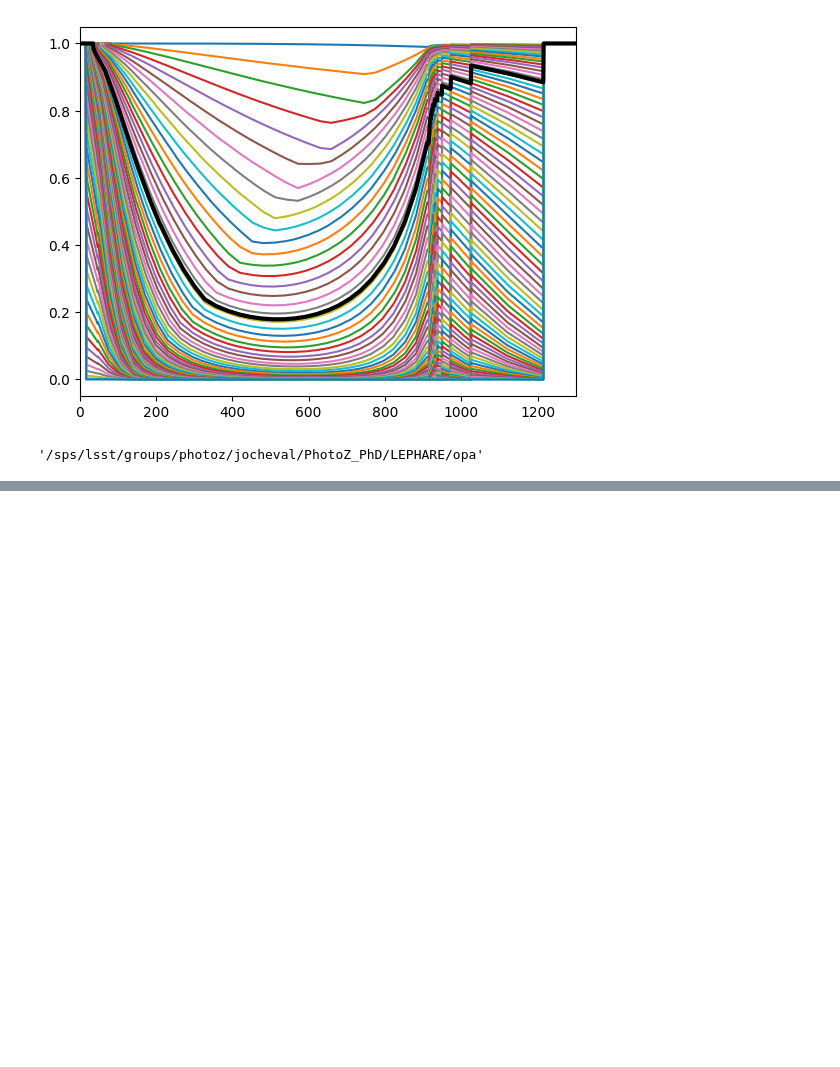
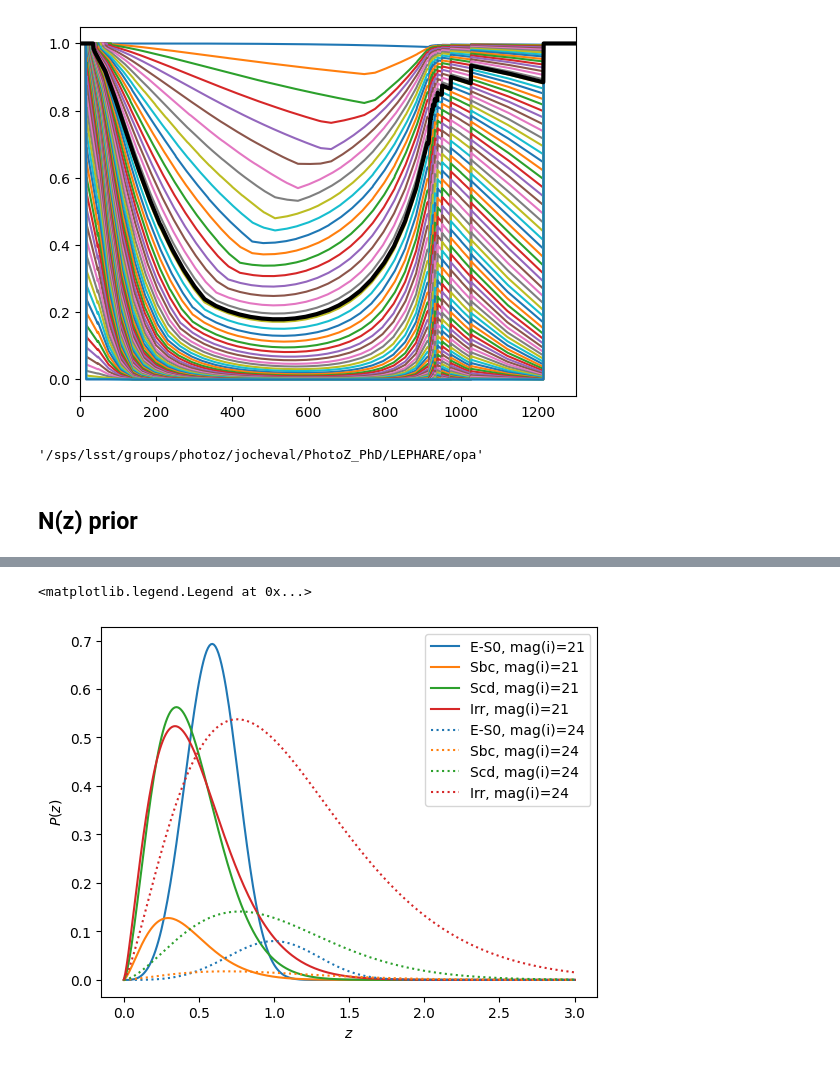
Before and after one commit to JospehCeh/EmuLP, a Jupyter notebook: Check_and_prepare_inputs.ipynb, the cells around one changed output, grey strips where cells are left out. Drawn from its saved outputs; the diff is of its cells as text; code cells hidden in the pictures; blank space fills up the shorter version.

```diff
--- a/Check_and_prepare_inputs.ipynb
+++ b/Check_and_prepare_inputs.ipynb
@@ -459,3 +464,19 @@ plt.xlim(0.0, 1300.)
 os.path.dirname(opa_file)
 # %% [output]
 '/sps/lsst/groups/photoz/jocheval/PhotoZ_PhD/LEPHARE/opa'
+# %% [markdown]
+## N(z) prior
+# %%
+import Cosmology
+z_x = np.arange(0.001, 3.011, 0.01)
+
+f, a  =plt.subplots(1,1)
+for imag, style in zip([21., 24.],["-", ":"]):
+    for i, (nuvk, morph, color) in enumerate(zip([4.5, 3.5, 2.5, 1.5], ["E-S0", "Sbc", "Scd", "Irr"], ["tab:blue", "tab:orange", "tab:green", "tab:red"])) :
+        alpt0, zot, kt, pcal = Cosmology.nz_prior_params(nuvk)
+        p_nz = Cosmology.nz_prior_core(z_x, imag, alpt0, zot, kt, pcal, Cosmology.ktf[i], Cosmology.ft[i])
+        a.plot(z_x, p_nz, label=f"{morph}, mag(i)={imag:.0f}", ls=style, c=color)
+a.set_xlabel("$z$")
+a.set_ylabel("$P(z)$")
+a.legend()
+# %% [output]
@@ -461,0 +484,2 @@ os.path.dirname(opa_file)
+<matplotlib.legend.Legend at 0x...>
+[figure, added]
```
Also changed, not shown: parts of 8 cells of this notebook.
